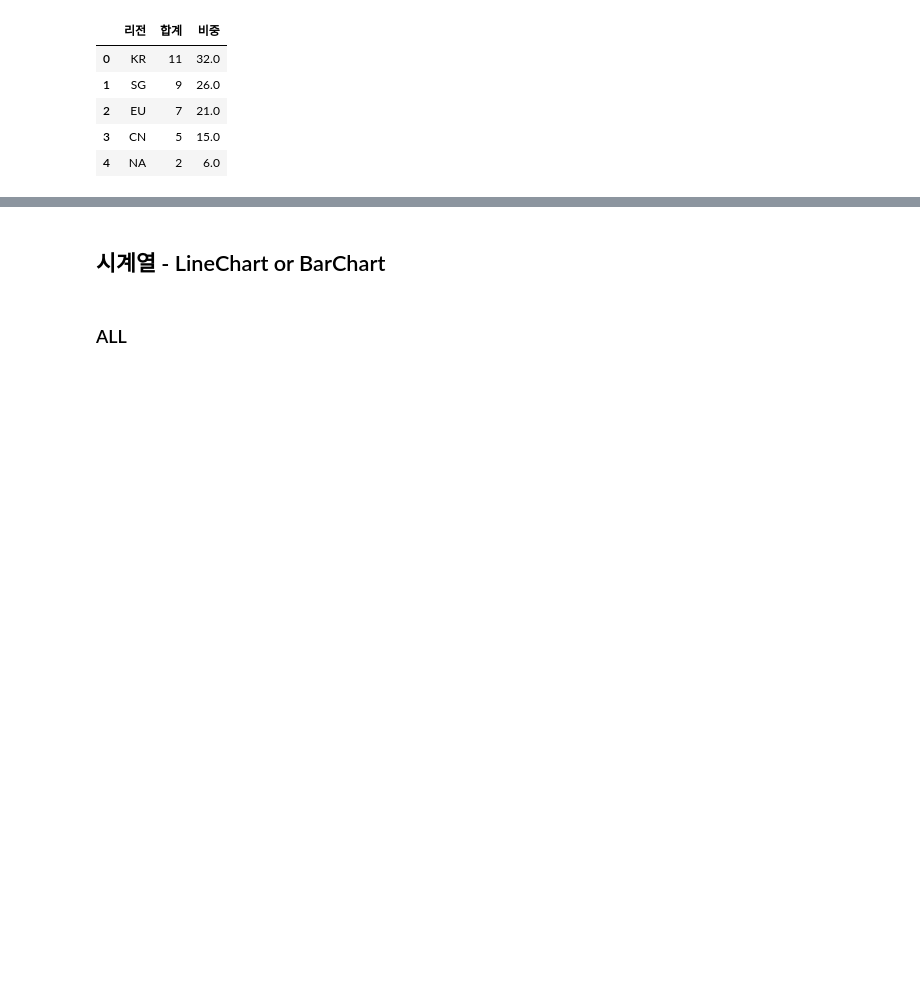
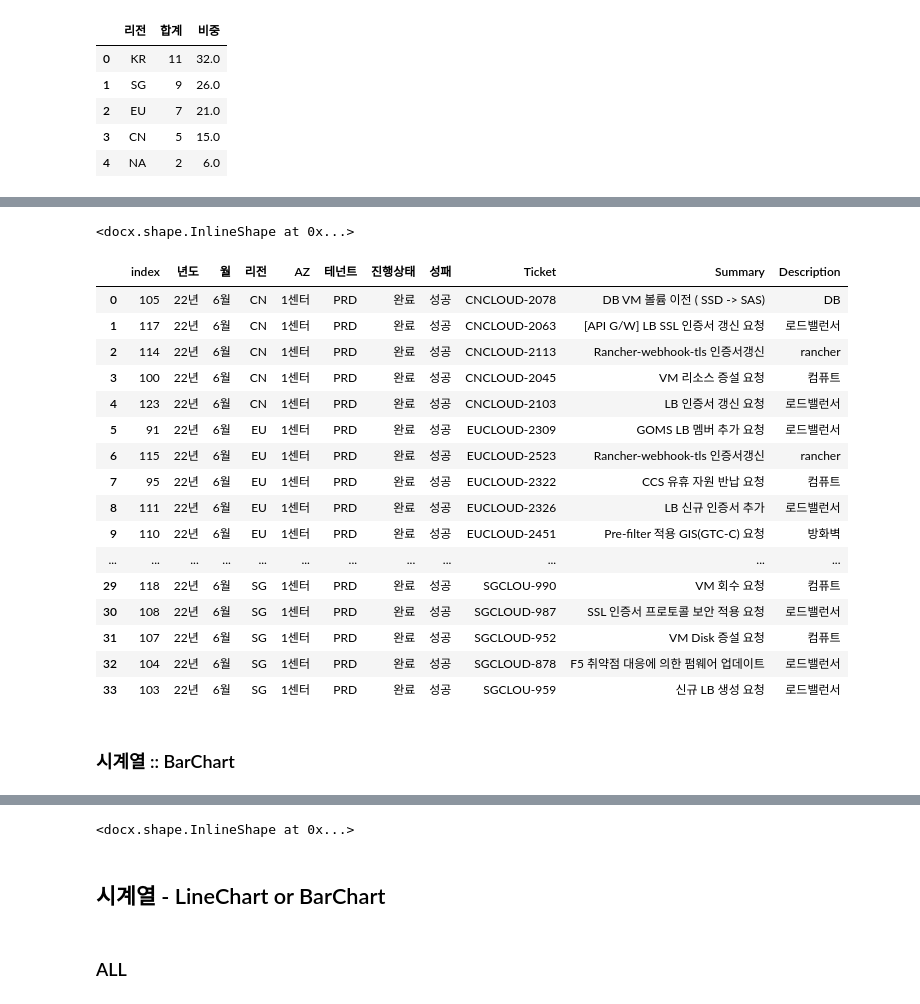
Before and after one commit to jungfrau70/p-python2doc, a Jupyter notebook: 2022_06_cm.ipynb, the cells around one changed output, grey strips where cells are left out. Cells and saved outputs as stored; diff of their text form; code cells hidden in the pictures; blank space fills up the shorter version.

```diff
--- a/2022_06_cm.ipynb
+++ b/2022_06_cm.ipynb
@@ -139,9 +77,41 @@ chart
+# %%
+chart.save('charts/2.png')
+document.add_picture('charts/2.png')
+# %% [output]
+<docx.shape.InlineShape at 0x...>
+# %%
+df_filtered[df_filtered['월'] == '6월'].sort_values(['리전']).reset_index()
+# %% [output]
+|  | index | 년도 | 월 | 리전 | AZ | 테넌트 | 진행상태 | 성패 | Ticket | Summary | Description |
+| 0 | 105 | 22년 | 6월 | CN | 1센터 | PRD | 완료 | 성공 | CNCLOUD-2078 | DB VM 볼륨 이전 ( SSD -> SAS) | DB |
+| 1 | 117 | 22년 | 6월 | CN | 1센터 | PRD | 완료 | 성공 | CNCLOUD-2063 | [API G/W] LB SSL 인증서 갱신 요청 | 로드밸런서 |
+| 2 | 114 | 22년 | 6월 | CN | 1센터 | PRD | 완료 | 성공 | CNCLOUD-2113 | Rancher-webhook-tls 인증서갱신 | rancher |
+| 3 | 100 | 22년 | 6월 | CN | 1센터 | PRD | 완료 | 성공 | CNCLOUD-2045 | VM 리소스 증설 요청 | 컴퓨트 |
+| 4 | 123 | 22년 | 6월 | CN | 1센터 | PRD | 완료 | 성공 | CNCLOUD-2103 | LB 인증서 갱신 요청 | 로드밸런서 |
+| 5 | 91 | 22년 | 6월 | EU | 1센터 | PRD | 완료 | 성공 | EUCLOUD-2309 | GOMS LB 멤버 추가 요청 | 로드밸런서 |
+| 6 | 115 | 22년 | 6월 | EU | 1센터 | PRD | 완료 | 성공 | EUCLOUD-2523 | Rancher-webhook-tls 인증서갱신 | rancher |
+| 7 | 95 | 22년 | 6월 | EU | 1센터 | PRD | 완료 | 성공 | EUCLOUD-2322 | CCS 유휴 자원 반납 요청 | 컴퓨트 |
+| 8 | 111 | 22년 | 6월 | EU | 1센터 | PRD | 완료 | 성공 | EUCLOUD-2326 | LB 신규 인증서 추가 | 로드밸런서 |
+| 9 | 110 | 22년 | 6월 | EU | 1센터 | PRD | 완료 | 성공 | EUCLOUD-2451 | Pre-filter 적용 GIS(GTC-C) 요청 | 방화벽 |
+| ... | ... | ... | ... | ... | ... | ... | ... | ... | ... | ... | ... |
+| 29 | 118 | 22년 | 6월 | SG | 1센터 | PRD | 완료 | 성공 | SGCLOU-990 | VM 회수 요청 | 컴퓨트 |
+| 30 | 108 | 22년 | 6월 | SG | 1센터 | PRD | 완료 | 성공 | SGCLOUD-987 | SSL 인증서 프로토콜 보안 적용 요청 | 로드밸런서 |
+| 31 | 107 | 22년 | 6월 | SG | 1센터 | PRD | 완료 | 성공 | SGCLOUD-952 | VM Disk 증설 요청 | 컴퓨트 |
+| 32 | 104 | 22년 | 6월 | SG | 1센터 | PRD | 완료 | 성공 | SGCLOUD-878 | F5 취약점 대응에 의한 펌웨어 업데이트 | 로드밸런서 |
+| 33 | 103 | 22년 | 6월 | SG | 1센터 | PRD | 완료 | 성공 | SGCLOU-959 | 신규 LB 생성 요청 | 로드밸런서 |
+# %% [markdown]
+### 시계열 :: BarChart
 # %%
 source=pTable
 chart = get_barChart(source)
 chart
 # %% [output]
 [interactive output not drawn]
+# %%
+chart.save('charts/3.png')
+document.add_picture('charts/3.png')
+# %% [output]
+<docx.shape.InlineShape at 0x...>
 # %% [markdown]
 ## 시계열 - LineChart or BarChart
 # %% [markdown]
```
Also changed, not shown: parts of 20 cells of this notebook, 21 other files.
